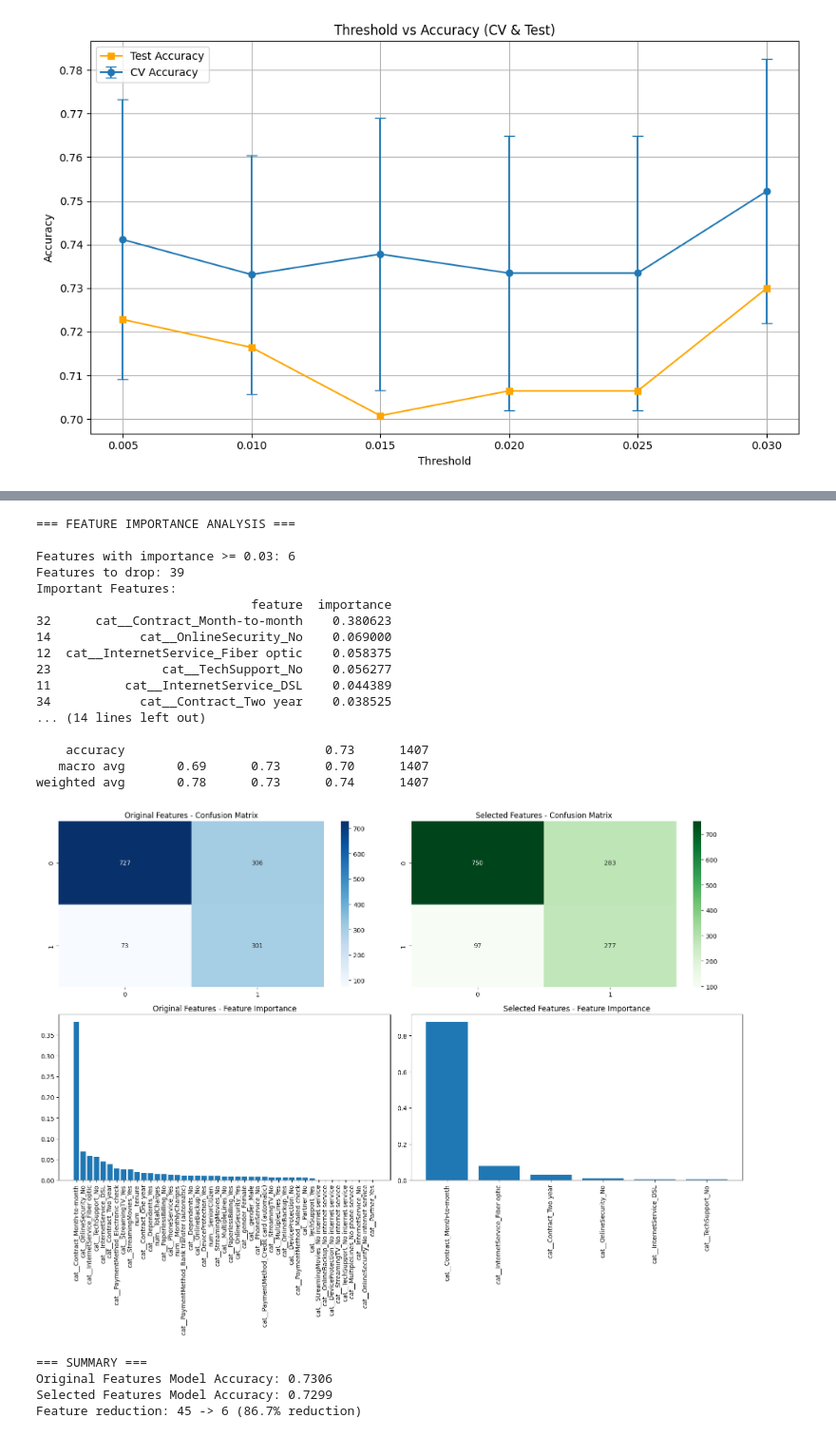
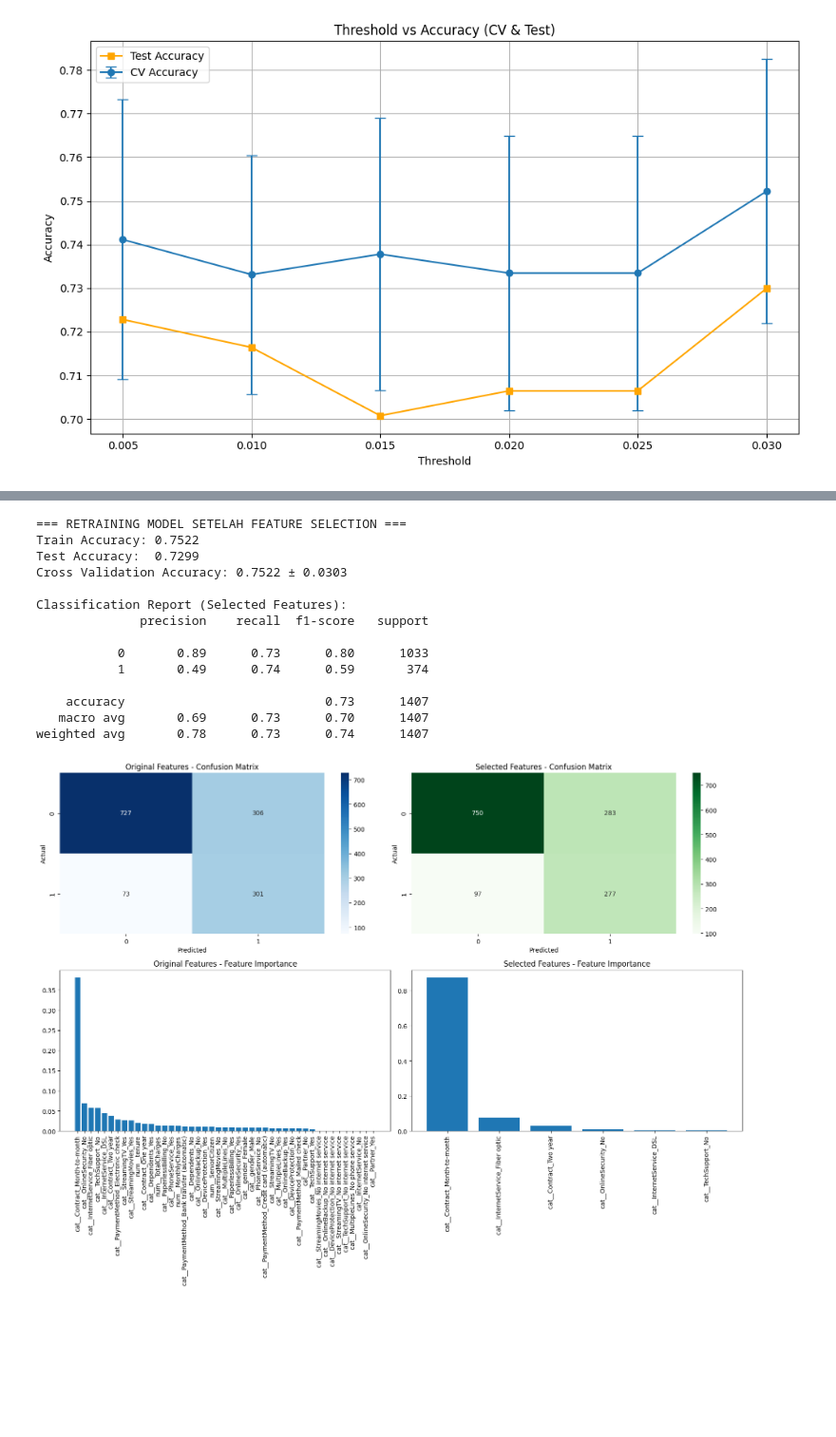
Before and after one commit to nailathaya/Pembelajaran-Mesin-Telco-Customer-Churn, a Jupyter notebook: tubes_pemsin.ipynb, the cells around one changed output, grey strips where cells are left out. Shown at 95% size. Drawn from its saved outputs; the diff is of its cells as text; code cells hidden in the pictures; blank space fills up the shorter version.

```diff
--- a/tubes_pemsin.ipynb
+++ b/tubes_pemsin.ipynb
@@ -457,20 +498,4 @@ plt.show()
 # %%
-print("=== FEATURE IMPORTANCE ANALYSIS ===")
-
-threshold = 0.03
-important_features = importance_df[importance_df['importance'] >= threshold]['feature'].tolist()
-
-print(f"\nFeatures with importance >= {threshold}: {len(important_features)}")
-print(f"Features to drop: {len(X_sampled.columns) - len(important_features)}")
-print(f"Important Features: \n{importance_df[importance_df['importance'] >= threshold]}")
-
-X_train_selected = X_sampled[important_features]
-X_test_selected = X_test[important_features]
-
-print(f'\nThreshold: {threshold}')
-print(f"Original features: {X_sampled.shape[1]}")
-print(f"Selected features: {X_train_selected.shape[1]}")
-
 print("=== RETRAINING MODEL SETELAH FEATURE SELECTION ===")
 best_params = joblib.load('models/grid_search.pkl').best_params_
 model_selected = XGBClassifier(**best_params)
@@ -502,66 +527,55 @@ fig, axes = plt.subplots(2, 2, figsize=(16, 12))
 # Confusion Matrix - Original Model
 sns.heatmap(confusion_matrix(y_test, y_pred), annot=True, fmt='d', cmap='Blues', ax=axes[0,0])
 axes[0,0].set_title('Original Features - Confusion Matrix')
+axes[0,0].set_xlabel('Predicted')
+axes[0,0].set_ylabel('Actual')
 
 # Confusion Matrix - Selected Features Model
 sns.heatmap(confusion_matrix(y_test, y_pred_selected), annot=True, fmt='d', cmap='Greens', ax=axes[0,1])
 axes[0,1].set_title('Selected Features - Confusion Matrix')
+axes[0,1].set_xlabel('Predicted')
+axes[0,1].set_ylabel('Actual')
 
 importances_rf = model.feature_importances_
 
 # Feature Importance - Original Model
 sorted_idx = np.argsort(importances_rf)[::-1]
 sorted_importances = importances_rf[sorted_idx]
 sorted_features = X_sampled.columns[sorted_idx]
 
 axes[1, 0].bar(range(len(sorted_idx)), sorted_importances, tick_label=sorted_features)
 axes[1, 0].set_xticks(range(len(sorted_idx)))
 axes[1, 0].set_xticklabels(sorted_features, rotation=90)
 axes[1, 0].set_title('Original Features - Feature Importance')
 
+
 # Feature Importance - Selected Features Model
 importances_selected = model_selected.feature_importances_
 sorted_idx_selected = np.argsort(importances_selected)[::-1]
 sorted_features_selected = [important_features[i] for i in sorted_idx_selected]
 
 axes[1, 1].bar(range(len(importances_selected)), importances_selected[sorted_idx_selected],
                tick_label=sorted_features_selected)
 axes[1, 1].set_xticks(range(len(importances_selected)))
 axes[1, 1].set_xticklabels(sorted_features_selected, rotation=90)
 axes[1, 1].set_title('Selected Features - Feature Importance')
 
+
 plt.tight_layout()
 plt.show()
-
-# Summary Model
-print(f"\n=== SUMMARY ===")
-print(f"Original Features Model Accuracy: {accuracy_score(y_test, y_pred):.4f}")
-print(f"Selected Features Model Accuracy: {accuracy_score(y_test, y_pred_selected):.4f}")
-print(f"Feature reduction: {X_sampled.shape[1]} -> {X_train_selected.shape[1]} ({((X_sampled.shape[1] - X_train_selected.shape[1]) / X_sampled.shape[1] * 100):.1f}% reduction)")
-
-# Save model baru (jika performa lebih bagus)
-if test_accuracy_selected >= accuracy_score(y_test, y_pred) * 0.95:
-    joblib.dump((model_selected, important_features), "models/best_model_selected_features.pkl")
 # %% [output]
-=== FEATURE IMPORTANCE ANALYSIS ===
+=== RETRAINING MODEL SETELAH FEATURE SELECTION ===
+Train Accuracy: 0.7522
+Test Accuracy:  0.7299
+Cross Validation Accuracy: 0.7522 ± 0.0303
 
-Features with importance >= 0.03: 6
-Features to drop: 39
-Important Features:
-                             feature  importance
-32      cat__Contract_Month-to-month    0.380623
-14            cat__OnlineSecurity_No    0.069000
-12  cat__InternetService_Fiber optic    0.058375
-23               cat__TechSupport_No    0.056277
-11          cat__InternetService_DSL    0.044389
-34            cat__Contract_Two year    0.038525
-... (14 lines left out)
+Classification Report (Selected Features):
+              precision    recall  f1-score   support
+
+           0       0.89      0.73      0.80      1033
+           1       0.49      0.74      0.59       374
 
     accuracy                           0.73      1407
    macro avg       0.69      0.73      0.70      1407
 weighted avg       0.78      0.73      0.74      1407
-[figure, old version]
+[figure, new version]
-=== SUMMARY ===
-Original Features Model Accuracy: 0.7306
-Selected Features Model Accuracy: 0.7299
-Feature reduction: 45 -> 6 (86.7% reduction)
```
Also changed, not shown: parts of 3 cells of this notebook, 1 other file.
